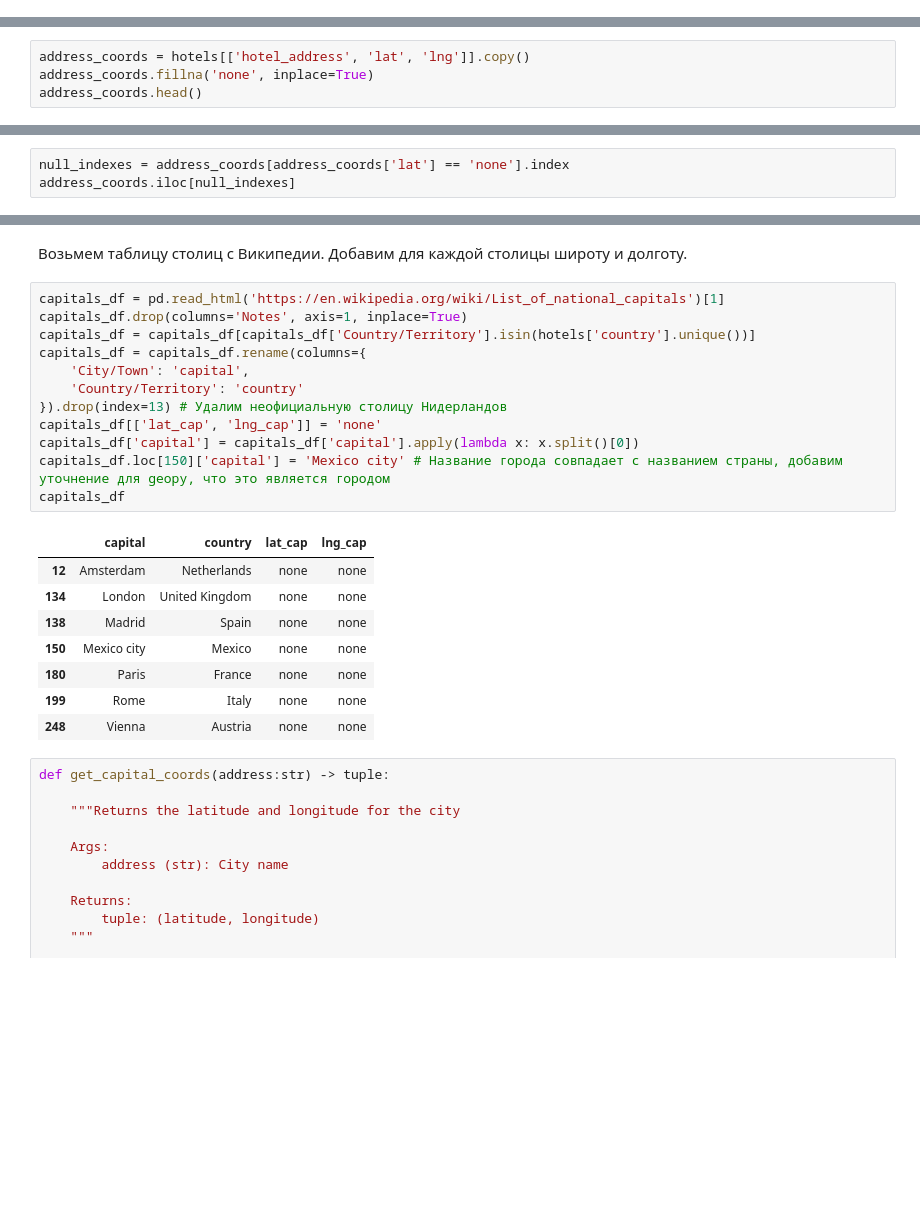
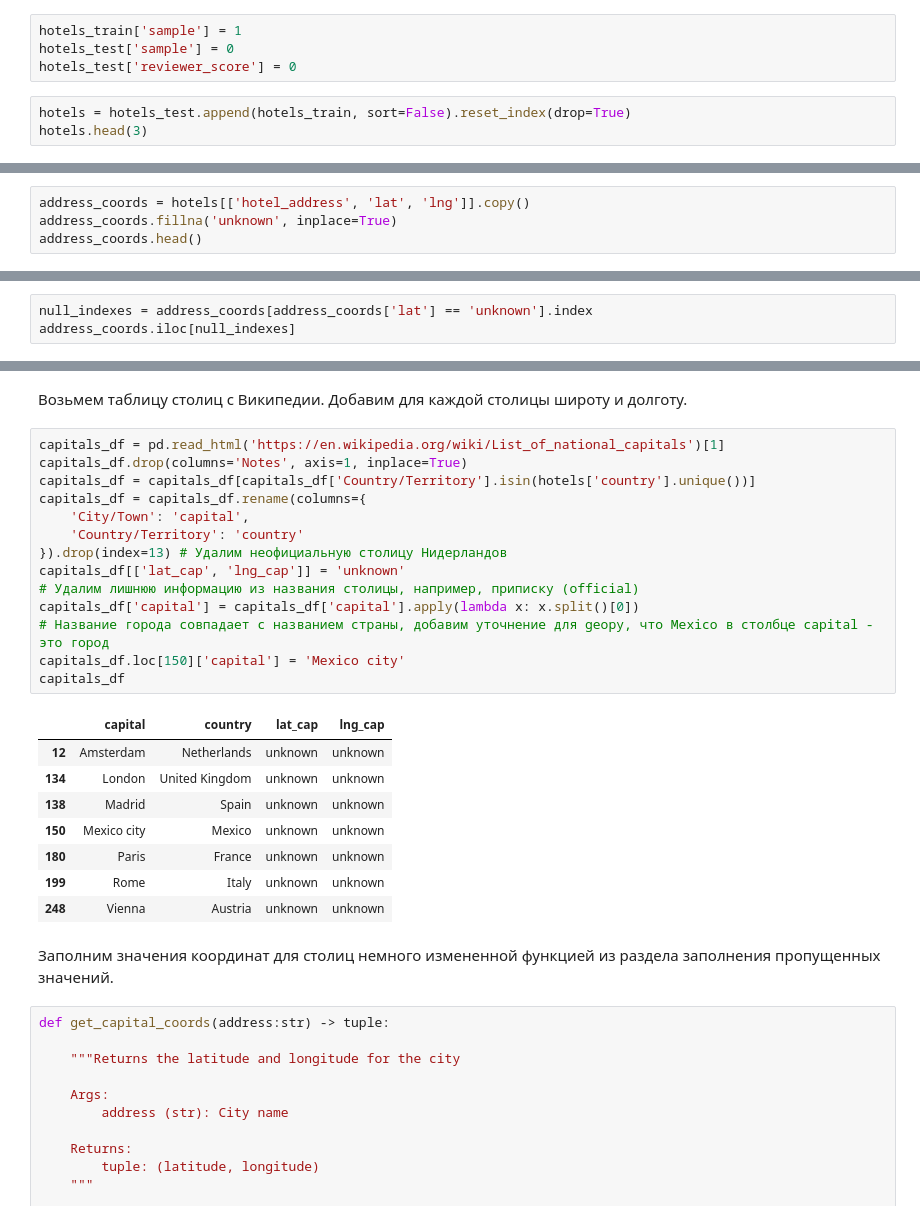
Before and after one commit to ScReameer/EDA-Project-3-rating-prediction, a Jupyter notebook: Project_3 Rating prediction.ipynb, the cells around one changed output, grey strips where cells are left out. Saved outputs shown, nothing was run; the diff lists cells and outputs as text; blank space fills up the shorter version.

```diff
--- a/Project_3 Rating prediction.ipynb
+++ b/Project_3 Rating prediction.ipynb
@@ -18,0 +25,7 @@ hotels.head(3)
+# %%
+hotels_train['sample'] = 1
+hotels_test['sample'] = 0
+hotels_test['reviewer_score'] = 0
+# %%
+hotels = hotels_test.append(hotels_train, sort=False).reset_index(drop=True)
+hotels.head(3)
@@ -171,7 +190,7 @@ for country in countries_with_null.index:
 Создадим отдельный датафрейм, который будет содержать в себе адрес, широту и долготу. Пропущенные значения заменим на строку, чтобы можно было заполнить эти значения с помощью метода `apply`, т.к. этот метод не работает с пропущенными (`NaN/None`) значениями.
 # %%
 address_coords = hotels[['hotel_address', 'lat', 'lng']].copy()
-address_coords.fillna('none', inplace=True)
+address_coords.fillna('unknown', inplace=True)
 address_coords.head()
 # %% [output]
 |  | hotel_address | lat | lng |
@@ -183,7 +202,7 @@ address_coords.head()
 # %% [markdown]
 Отобразим, как выглядят на данном этапе наши пропущенные значения, а потом сравним их после преобразования.
 # %%
-null_indexes = address_coords[address_coords['lat'] == 'none'].index
+null_indexes = address_coords[address_coords['lat'] == 'unknown'].index
 address_coords.iloc[null_indexes]
 # %% [output]
 |  | hotel_address | lat | lng |
@@ -335,24 +355,28 @@ hotels.head(3)
 # %%
 capitals_df = pd.read_html('https://en.wikipedia.org/wiki/List_of_national_capitals')[1]
 capitals_df.drop(columns='Notes', axis=1, inplace=True)
 capitals_df = capitals_df[capitals_df['Country/Territory'].isin(hotels['country'].unique())]
 capitals_df = capitals_df.rename(columns={
     'City/Town': 'capital',
     'Country/Territory': 'country'
 }).drop(index=13) # Удалим неофициальную столицу Нидерландов
-capitals_df[['lat_cap', 'lng_cap']] = 'none'
+capitals_df[['lat_cap', 'lng_cap']] = 'unknown'
+# Удалим лишнюю информацию из названия столицы, например, приписку (official)
 capitals_df['capital'] = capitals_df['capital'].apply(lambda x: x.split()[0])
-capitals_df.loc[150]['capital'] = 'Mexico city' # Название города совпадает с названием страны, добавим уточнение для geopy, что это является городом
+# Название города совпадает с названием страны, добавим уточнение для geopy, что Mexico в столбце capital - это город
+capitals_df.loc[150]['capital'] = 'Mexico city'
 capitals_df
 # %% [output]
 |  | capital | country | lat_cap | lng_cap |
-| 12 | Amsterdam | Netherlands | none | none |
-| 134 | London | United Kingdom | none | none |
-| 138 | Madrid | Spain | none | none |
-| 150 | Mexico city | Mexico | none | none |
-| 180 | Paris | France | none | none |
-| 199 | Rome | Italy | none | none |
-| 248 | Vienna | Austria | none | none |
+| 12 | Amsterdam | Netherlands | unknown | unknown |
+| 134 | London | United Kingdom | unknown | unknown |
+| 138 | Madrid | Spain | unknown | unknown |
+| 150 | Mexico city | Mexico | unknown | unknown |
+| 180 | Paris | France | unknown | unknown |
+| 199 | Rome | Italy | unknown | unknown |
+| 248 | Vienna | Austria | unknown | unknown |
+# %% [markdown]
+Заполним значения координат для столиц немного измененной функцией из раздела заполнения пропущенных значений.
 # %%
 def get_capital_coords(address:str) -> tuple:
 
```
Also changed, not shown: parts of 43 cells of this notebook.
